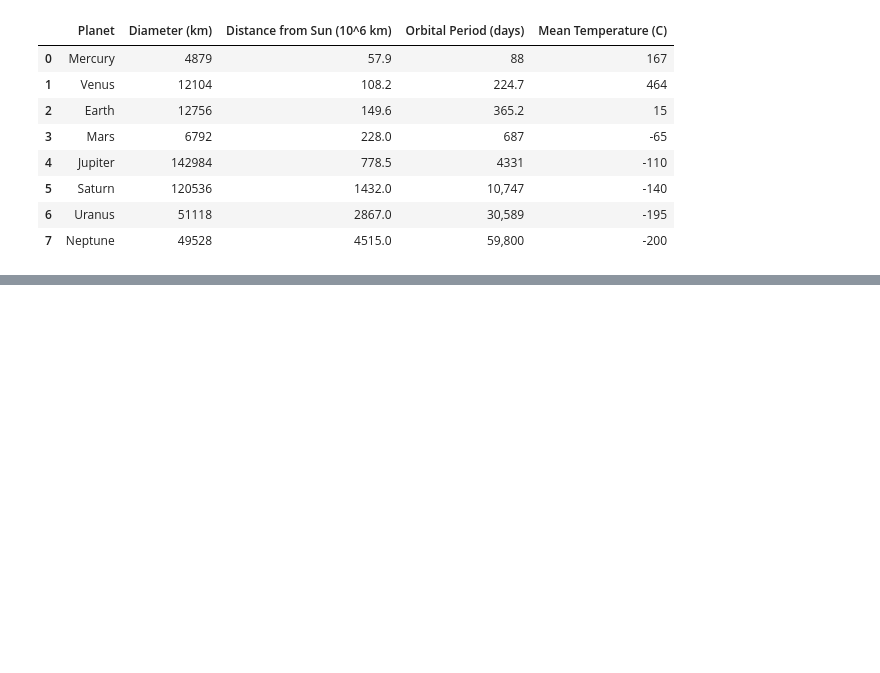
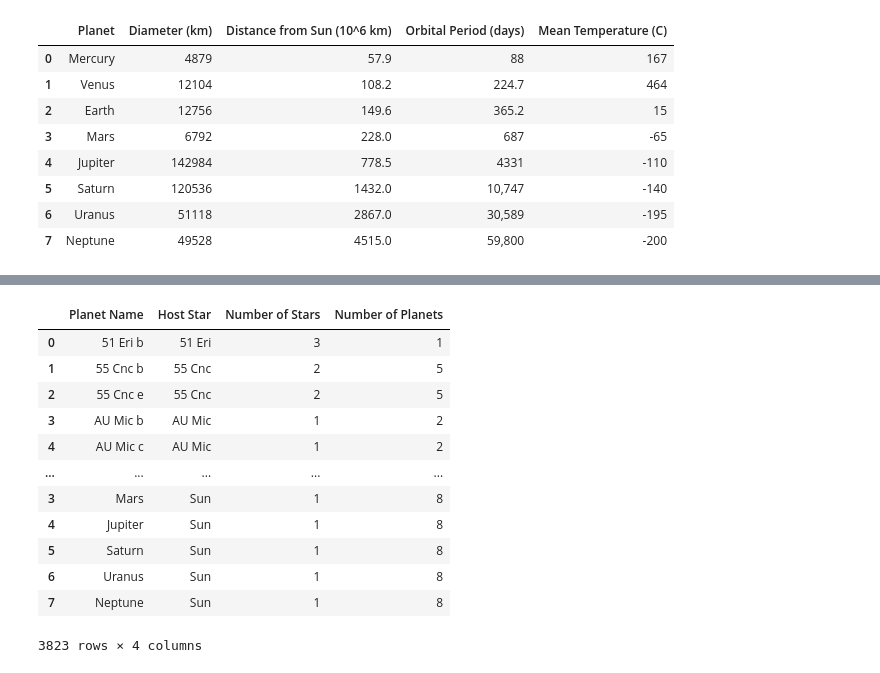
Before and after one commit to timothy7walker/GalaxyPlanetsandExoplanets, a Jupyter notebook: GalaxyPlanetsandExoplanets.ipynb, the cells around one changed output, grey strips where cells are left out. Drawn from its saved outputs; the diff is of its cells as text; code cells hidden in the pictures; blank space fills up the shorter version.

```diff
--- a/GalaxyPlanetsandExoplanets.ipynb
+++ b/GalaxyPlanetsandExoplanets.ipynb
@@ -83,0 +115,3 @@ ourSystem2
+# %%
+ourSystem3 = ourSystem2.drop(columns = ["Diameter (km)","Distance from Sun (10^6 km)","Orbital Period (days)","Mean Temperature (C)"])
+ourSystem3
@@ -83,0 +128,17 @@ ourSystem2
+# %%
+newPlanetList = planetArch2.append(ourSystem3)
+newPlanetList
+# %% [output]
+|  | Planet Name | Host Star | Number of Stars | Number of Planets |
+| 0 | 51 Eri b | 51 Eri | 3 | 1 |
+| 1 | 55 Cnc b | 55 Cnc | 2 | 5 |
+| 2 | 55 Cnc e | 55 Cnc | 2 | 5 |
+| 3 | AU Mic b | AU Mic | 1 | 2 |
+| 4 | AU Mic c | AU Mic | 1 | 2 |
+| ... | ... | ... | ... | ... |
+| 3 | Mars | Sun | 1 | 8 |
+| 4 | Jupiter | Sun | 1 | 8 |
+| 5 | Saturn | Sun | 1 | 8 |
+| 6 | Uranus | Sun | 1 | 8 |
+| 7 | Neptune | Sun | 1 | 8 |
+3823 rows × 4 columns
```
Also changed, not shown: parts of 5 cells of this notebook.
